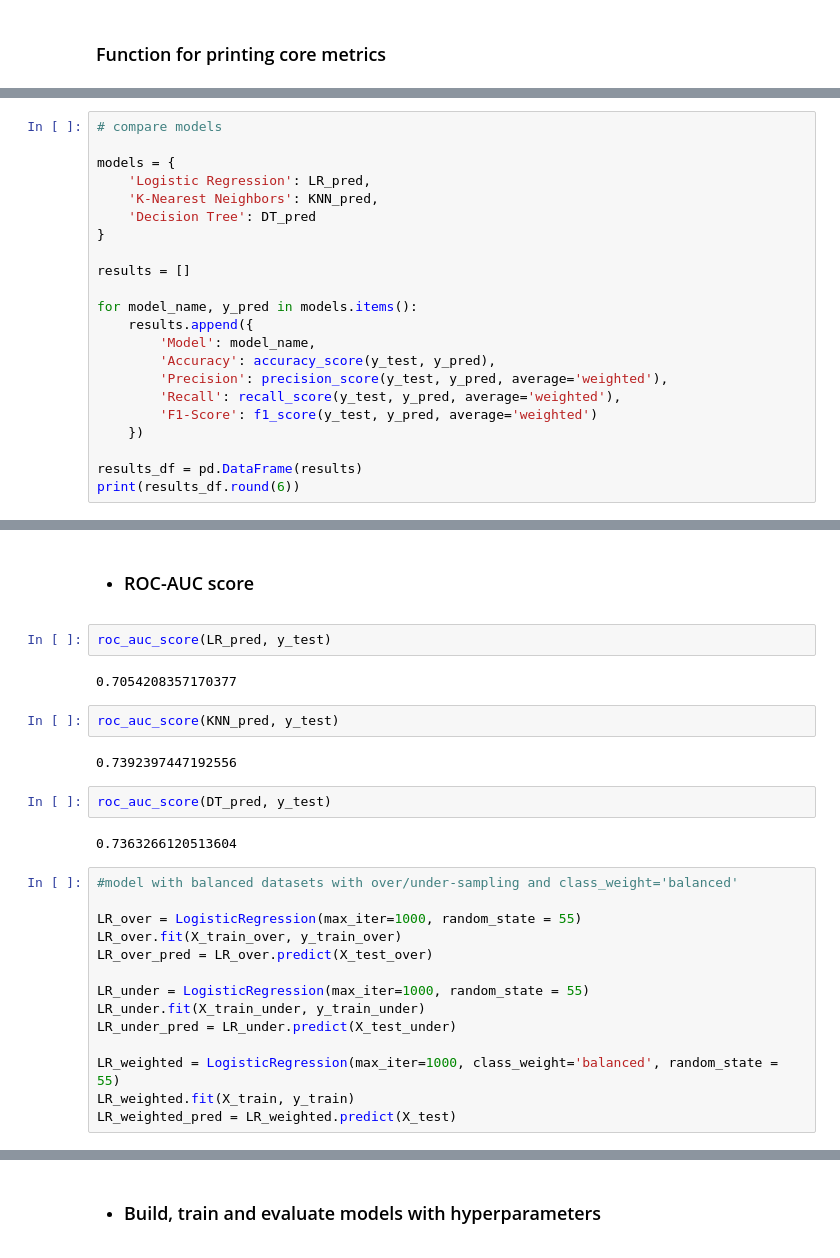
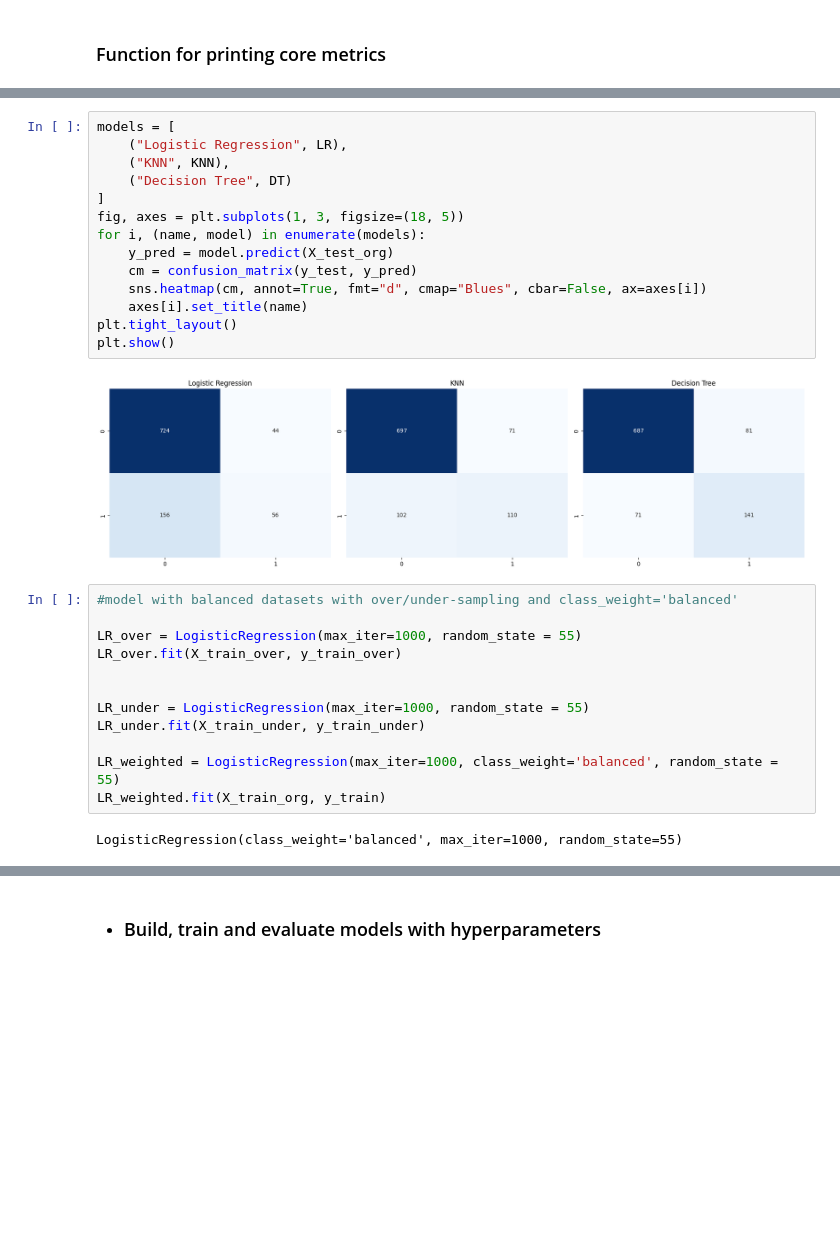
Before and after one commit to Artemjzhukov/ML_Projects_Courses, a Jupyter notebook: ML-101/Portuguese wine quality/Classification_Portuguese_Wines.ipynb, the cells around one changed output, grey strips where cells are left out. Drawn from its saved outputs; the diff is of its cells as text; blank space fills up the shorter version.

```diff
--- a/ML-101/Portuguese wine quality/Classification_Portuguese_Wines.ipynb
+++ b/ML-101/Portuguese wine quality/Classification_Portuguese_Wines.ipynb
@@ -248,22 +215,0 @@ weighted avg   0.847665  0.844898  0.846177       980
-# %%
-# compare models
-
-models = {
-    'Logistic Regression': LR_pred,
-    'K-Nearest Neighbors': KNN_pred,
-    'Decision Tree': DT_pred
-}
-
-results = []
-
-for model_name, y_pred in models.items():
-    results.append({
-        'Model': model_name,
-        'Accuracy': accuracy_score(y_test, y_pred),
-        'Precision': precision_score(y_test, y_pred, average='weighted'),
-        'Recall': recall_score(y_test, y_pred, average='weighted'),
-        'F1-Score': f1_score(y_test, y_pred, average='weighted')
-    })
-
-results_df = pd.DataFrame(results)
-print(results_df.round(6))
@@ -299,28 +286,30 @@ DT Confusion Matrix:
-# %% [markdown]
-* ### ROC-AUC score
-# %%
-roc_auc_score(LR_pred, y_test)
-# %% [output]
-0.7054208357170377
-# %%
-roc_auc_score(KNN_pred, y_test)
-# %% [output]
-0.7392397447192556
-# %%
-roc_auc_score(DT_pred, y_test)
-# %% [output]
-0.7363266120513604
+# %%
+models = [
+    ("Logistic Regression", LR),
+    ("KNN", KNN),
+    ("Decision Tree", DT)
+]
+fig, axes = plt.subplots(1, 3, figsize=(18, 5))
+for i, (name, model) in enumerate(models):
+    y_pred = model.predict(X_test_org)
+    cm = confusion_matrix(y_test, y_pred)
+    sns.heatmap(cm, annot=True, fmt="d", cmap="Blues", cbar=False, ax=axes[i])
+    axes[i].set_title(name)
+plt.tight_layout()
+plt.show()
+# %% [output]
+[figure, added]
 # %%
 #model with balanced datasets with over/under-sampling and class_weight='balanced'
 
 LR_over = LogisticRegression(max_iter=1000, random_state = 55)
 LR_over.fit(X_train_over, y_train_over)
-LR_over_pred = LR_over.predict(X_test_over)
+
 
 LR_under = LogisticRegression(max_iter=1000, random_state = 55)
 LR_under.fit(X_train_under, y_train_under)
-LR_under_pred = LR_under.predict(X_test_under)
 
 LR_weighted = LogisticRegression(max_iter=1000, class_weight='balanced', random_state = 55)
-LR_weighted.fit(X_train, y_train)
-LR_weighted_pred = LR_weighted.predict(X_test)
+LR_weighted.fit(X_train_org, y_train)
+# %% [output]
+LogisticRegression(class_weight='balanced', max_iter=1000, random_state=55)
```
Also changed, not shown: parts of 16 cells of this notebook.
